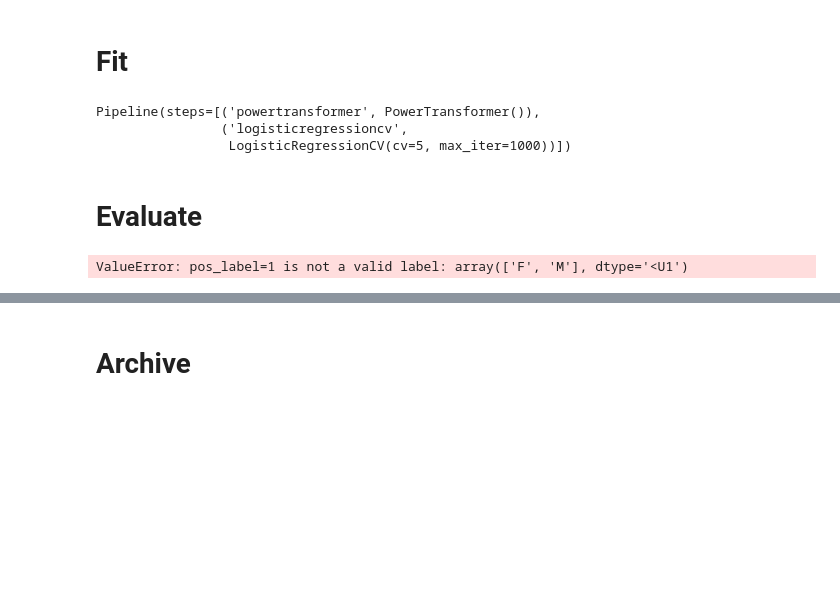
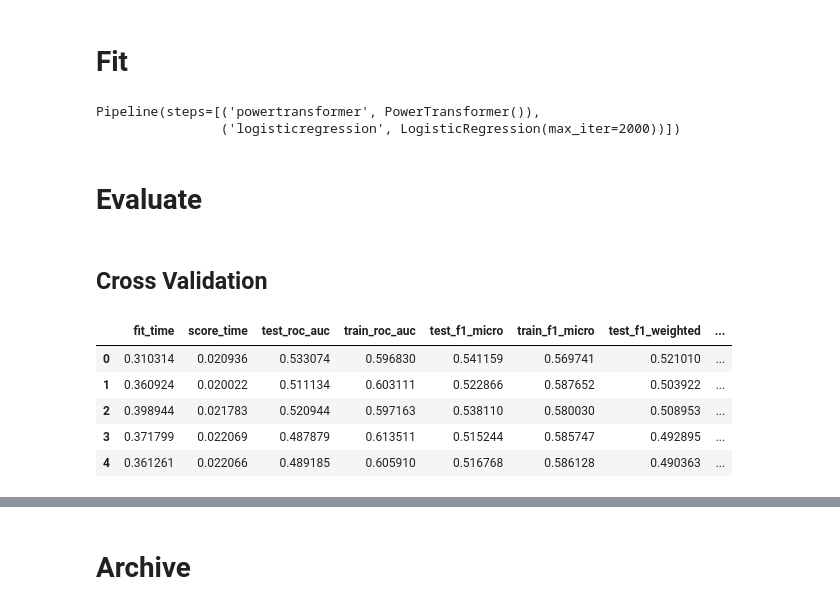
Before and after one commit to dvquy13/banksim, a Jupyter notebook: notebooks/03_model.ipynb, the cells around one changed output, grey strips where cells are left out. Cells and saved outputs as stored; diff of their text form; code cells hidden in the pictures; blank space fills up the shorter version.

```diff
--- a/notebooks/03_model.ipynb
+++ b/notebooks/03_model.ipynb
@@ -76,16 +88,28 @@ clf = LogisticRegressionCV(cv=5, max_iter=1000)
+# %%
+clf_params = {'max_iter': 2000}
+# %%
+clf = LogisticRegression(**clf_params)
 # %%
-pipeline = make_pipeline(pt, clf)
+pipeline = make_pipeline(scaler, clf)
 # %%
-pipeline.fit(pt.transform(X_train), y_train)
+pipeline.fit(X_train, y_train)
 # %% [output]
 Pipeline(steps=[('powertransformer', PowerTransformer()),
-                ('logisticregressioncv',
-                 LogisticRegressionCV(cv=5, max_iter=1000))])
+                ('logisticregression', LogisticRegression(max_iter=2000))])
 # %% [markdown]
 # Evaluate
+# %% [markdown]
+## Cross Validation
 # %%
-SCORING = ['roc_auc', 'f1_micro', 'f1_weighted', 'precision', 'recall']
 train_score = cross_validate(pipeline, X_train, y_train, scoring=SCORING,
                              cv=5, return_train_score=True)
-# %% [output]
-ValueError: pos_label=1 is not a valid label: array(['F', 'M'], dtype='<U1')
+# %%
+train_score_df = pd.DataFrame(train_score)
+train_score_df
+# %% [output]
+|  | fit_time | score_time | test_roc_auc | train_roc_auc | test_f1_micro | train_f1_micro | test_f1_weighted | ... |
+| 0 | 0.310314 | 0.020936 | 0.533074 | 0.596830 | 0.541159 | 0.569741 | 0.521010 | ... |
+| 1 | 0.360924 | 0.020022 | 0.511134 | 0.603111 | 0.522866 | 0.587652 | 0.503922 | ... |
+| 2 | 0.398944 | 0.021783 | 0.520944 | 0.597163 | 0.538110 | 0.580030 | 0.508953 | ... |
+| 3 | 0.371799 | 0.022069 | 0.487879 | 0.613511 | 0.515244 | 0.585747 | 0.492895 | ... |
+| 4 | 0.361261 | 0.022066 | 0.489185 | 0.605910 | 0.516768 | 0.586128 | 0.490363 | ... |
```
Also changed, not shown: parts of 27 cells of this notebook, 2 other files.
